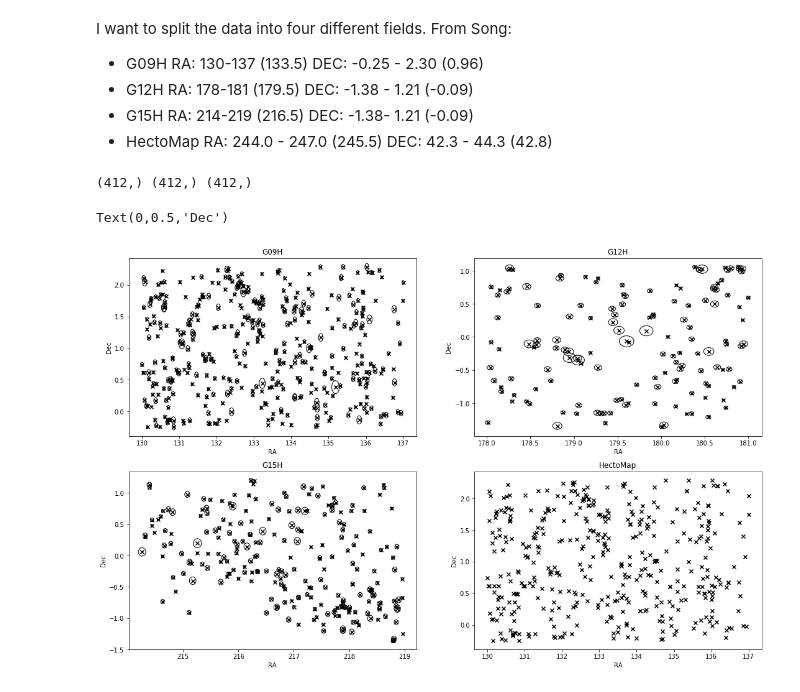
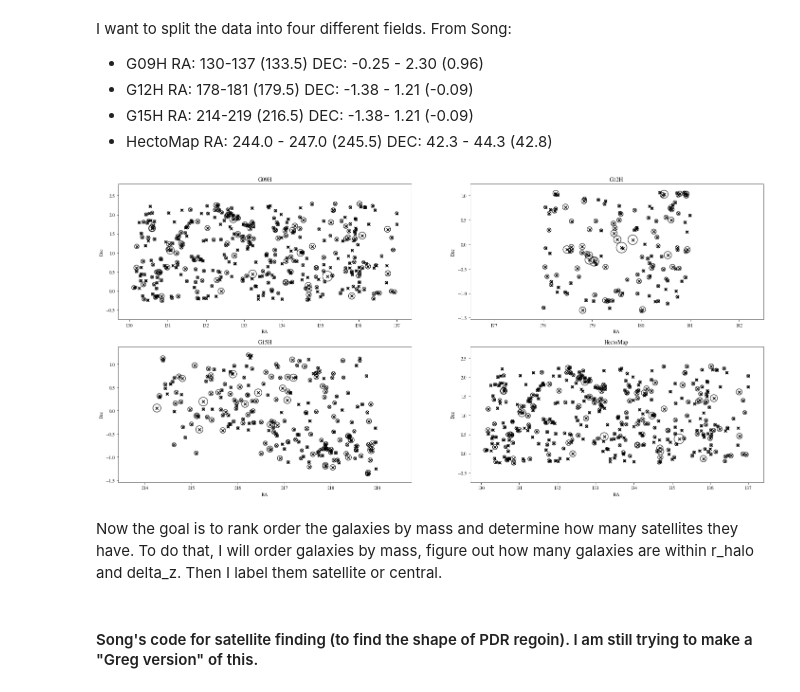
Before and after one commit to gsallabe/thesis_satellite_fraction, a Jupyter notebook: notebooks/catologue_redux.ipynb, the cells around one changed output. Saved outputs shown, nothing was run; the diff lists cells and outputs as text; code cells hidden in the pictures.

```diff
--- a/notebooks/catologue_redux.ipynb
+++ b/notebooks/catologue_redux.ipynb
@@ -92,12 +106,16 @@ g09h_ra = []
 g09h_dec = []
 g09h_logmh_host = []
 g09h_z_best = []
+g09h_logm_max = []
+g09h_obj_id = []
 for i in range(len(ra)):
     if ra[i] >= 130.0 and ra[i] <= 137.0 and dec[i] >= -0.25 and dec[i] <=2.30:
             g09h_ra.append(ra[i])
             g09h_dec.append(dec[i])
             g09h_logmh_host.append(logmh_host[i])
             g09h_z_best.append(z_best[i])
+            g09h_logm_max.append(logm_max[i])
+            g09h_obj_id.append(obj_id[i])
 
 # Turn the lists into arrays
 g09h_ra = np.array(g09h_ra)
@@ -105,7 +123,7 @@ g09h_dec = np.array(g09h_dec)
 g09h_logmh_host = np.array(g09h_logmh_host)
 g09h_z_best = np.array(g09h_z_best)
 # Now to find r_halo
-g09h_r_halo = mass_so.M_to_R(10**g09h_logmh_host , g09h_z_best, 'vir') # kpc/h
+g09h_r_halo = mass_so.M_to_R((10**g09h_logmh_host)*h , g09h_z_best, 'vir')/h # kpc/h
 
 # Turn the physical radius into an angular size in degrees
 theta_per_kpc = FlatLambdaCDM(H0=70 , Om0= 0.3).arcsec_per_kpc_proper(g09h_z_best)
@@ -121,12 +139,16 @@ g12h_ra = []
 g12h_dec = []
 g12h_logmh_host = []
 g12h_z_best = []
+g12h_logm_max = []
+g12h_obj_id = []
 for i in range(len(ra)):
     if ra[i] >= 178.0 and ra[i] <= 181.0 and dec[i] >= -1.38 and dec[i] <=1.21:
             g12h_ra.append(ra[i])
             g12h_dec.append(dec[i])
             g12h_logmh_host.append(logmh_host[i])
             g12h_z_best.append(z_best[i])
+            g12h_logm_max.append(logm_max[i])
+            g12h_obj_id.append(obj_id[i])
 
 # Turn the lists into arrays
 g12h_ra = np.array(g12h_ra)
@@ -134,7 +156,7 @@ g12h_dec = np.array(g12h_dec)
 g12h_logmh_host = np.array(g12h_logmh_host)
 g12h_z_best = np.array(g12h_z_best)
 # Now to find r_halo
-g12h_r_halo = mass_so.M_to_R(10**g12h_logmh_host , g12h_z_best, 'vir') # kpc/h
+g12h_r_halo = mass_so.M_to_R((10**g12h_logmh_host)*h , g12h_z_best, 'vir')/h # kpc/h
 
 # Turn the physical radius into an angular size in degrees
 theta_per_kpc = FlatLambdaCDM(H0=70 , Om0= 0.3).arcsec_per_kpc_proper(g12h_z_best)
@@ -151,12 +173,16 @@ g15h_ra = []
 g15h_dec = []
 g15h_logmh_host = []
 g15h_z_best = []
+g15h_logm_max = []
+g15h_obj_id = []
 for i in range(len(ra)):
     if ra[i] >= 214.0 and ra[i] <= 219.0 and dec[i] >= -1.38 and dec[i] <= 1.21:
             g15h_ra.append(ra[i])
             g15h_dec.append(dec[i])
             g15h_logmh_host.append(logmh_host[i])
             g15h_z_best.append(z_best[i])
+            g15h_logm_max.append(logm_max[i])
+            g15h_obj_id.append(obj_id[i])
 
 # Turn the lists into arrays
 g15h_ra = np.array(g15h_ra)
@@ -164,7 +190,7 @@ g15h_dec = np.array(g15h_dec)
 g15h_logmh_host = np.array(g15h_logmh_host)
 g15h_z_best = np.array(g15h_z_best)
 # Now to find r_halo
-g15h_r_halo = mass_so.M_to_R(10**g15h_logmh_host , g15h_z_best, 'vir') # kpc/h
+g15h_r_halo = mass_so.M_to_R((10**g15h_logmh_host)*h , g15h_z_best, 'vir')/h # kpc/h
 
 # Turn the physical radius into an angular size in degrees
 theta_per_kpc = FlatLambdaCDM(H0=70 , Om0= 0.3).arcsec_per_kpc_proper(g15h_z_best)
@@ -181,12 +207,16 @@ hm_ra = []
 hm_dec = []
 hm_logmh_host = []
 hm_z_best = []
+hm_logm_max = []
+hm_obj_id = []
 for i in range(len(ra)):
     if ra[i] >= 130.0 and ra[i] <= 137.0 and dec[i] >= -0.25 and dec[i] <=2.30:
             hm_ra.append(ra[i])
             hm_dec.append(dec[i])
             hm_logmh_host.append(logmh_host[i])
             hm_z_best.append(z_best[i])
+            hm_logm_max.append(logm_max[i])
+            hm_obj_id.append(obj_id[i])
 
 # Turn the lists into arrays
 hm_ra = np.array(hm_ra)
@@ -194,7 +224,7 @@ hm_dec = np.array(hm_dec)
 hm_logmh_host = np.array(hm_logmh_host)
 hm_z_best = np.array(hm_z_best)
 # Now to find r_halo
-hm_r_halo = mass_so.M_to_R(10**hm_logmh_host , hm_z_best, 'vir') # kpc/h
+hm_r_halo = mass_so.M_to_R((10**hm_logmh_host)*h , hm_z_best, 'vir')/h # kpc/h
 
 # Turn the physical radius into an angular size in degrees
 theta_per_kpc = FlatLambdaCDM(H0=70 , Om0= 0.3).arcsec_per_kpc_proper(hm_z_best)
@@ -206,40 +236,50 @@ for i in range(len(hm_r_halo_deg)):
     hm_halo_circle.append(Circle((hm_ra,g09h_dec),hm_r_halo_deg,fill=False))
 hm_circles = plt.Circle(hm_halo_circle)
 # %%
-fig = plt.figure(figsize = [15, 10])
+fig = plt.figure(figsize = (20, 10))
 fig.subplots_adjust(left=0.05, right=0.994,
                     bottom=0.12, top=0.994,
                     wspace=0.20, hspace=0.20)
-print(np.shape(g09h_ra), np.shape(g09h_dec) , np.shape(g09h_r_halo_deg))
+#z_color = matplotlib.colors.Colormap('spectral',N=10000)
+
 ax1 = fig.add_subplot(221)
 ax1.scatter(g09h_ra , g09h_dec, marker = 'x' , color = 'k')
 for i in range(len(g09h_r_halo_deg)):
     ax1.add_patch(patches.Circle((g09h_ra[i],g09h_dec[i]),g09h_r_halo_deg[i],fill=False))
 ax1.title.set_text('G09H')
 ax1.set_xlabel('RA')
 ax1.set_ylabel('Dec')
+ax1.axis('equal')
+
 ax2 = fig.add_subplot(222)
 ax2.scatter(g12h_ra , g12h_dec, marker = 'x' , color = 'k')
 for i in range(len(g12h_r_halo_deg)):
     ax2.add_patch(patches.Circle((g12h_ra[i],g12h_dec[i]),g12h_r_halo_deg[i],fill=False))
 ax2.title.set_text('G12H')
 ax2.set_xlabel('RA')
 ax2.set_ylabel('Dec')
+ax2.axis('equal')
+
 ax3 = fig.add_subplot(223)
 ax3.scatter(g15h_ra , g15h_dec, marker = 'x' , color = 'k')
 for i in range(len(g15h_r_halo_deg)):
     ax3.add_patch(patches.Circle((g15h_ra[i],g15h_dec[i]),g15h_r_halo_deg[i],fill=False))
 ax3.title.set_text('G15H')
 ax3.set_xlabel('RA')
 ax3.set_ylabel('Dec')
+ax3.axis('equal')
+
 ax4 = fig.add_subplot(224)
 ax4.scatter(hm_ra , hm_dec , marker = 'x' , color = 'k')
-for i in range(len(gh_r_halo_deg)):
-    ax1.add_patch(patches.Circle((g09h_ra[i],g09h_dec[i]),g09h_r_halo_deg[i],fill=False))
+for i in range(len(hm_r_halo_deg)):
+    ax4.add_patch(patches.Circle((hm_ra[i],hm_dec[i]),hm_r_halo_deg[i],fill=False))
 ax4.title.set_text('HectoMap')
 ax4.set_xlabel('RA')
 ax4.set_ylabel('Dec')
+ax4.axis('equal')
+
+plt.savefig('field.eps',dpi=1000)
 # %% [output]
-(412,) (412,) (412,)
-Text(0,0.5,'Dec')
-[figure, old version]
+[figure, new version]
+# %% [markdown]
+Now the goal is to rank order the galaxies by mass and determine how many satellites they have. To do that, I will order galaxies by mass, figure out how many galaxies are within r_halo and delta_z. Then I label them satellite or central.
@@ -245,0 +328,2 @@ Text(0,0.5,'Dec')
+# %% [markdown]
+#### Song's code for satellite finding (to find the shape of PDR regoin). I am still trying to make a "Greg version" of this.
```
Also changed, not shown: parts of 12 cells of this notebook, 6 other files.
